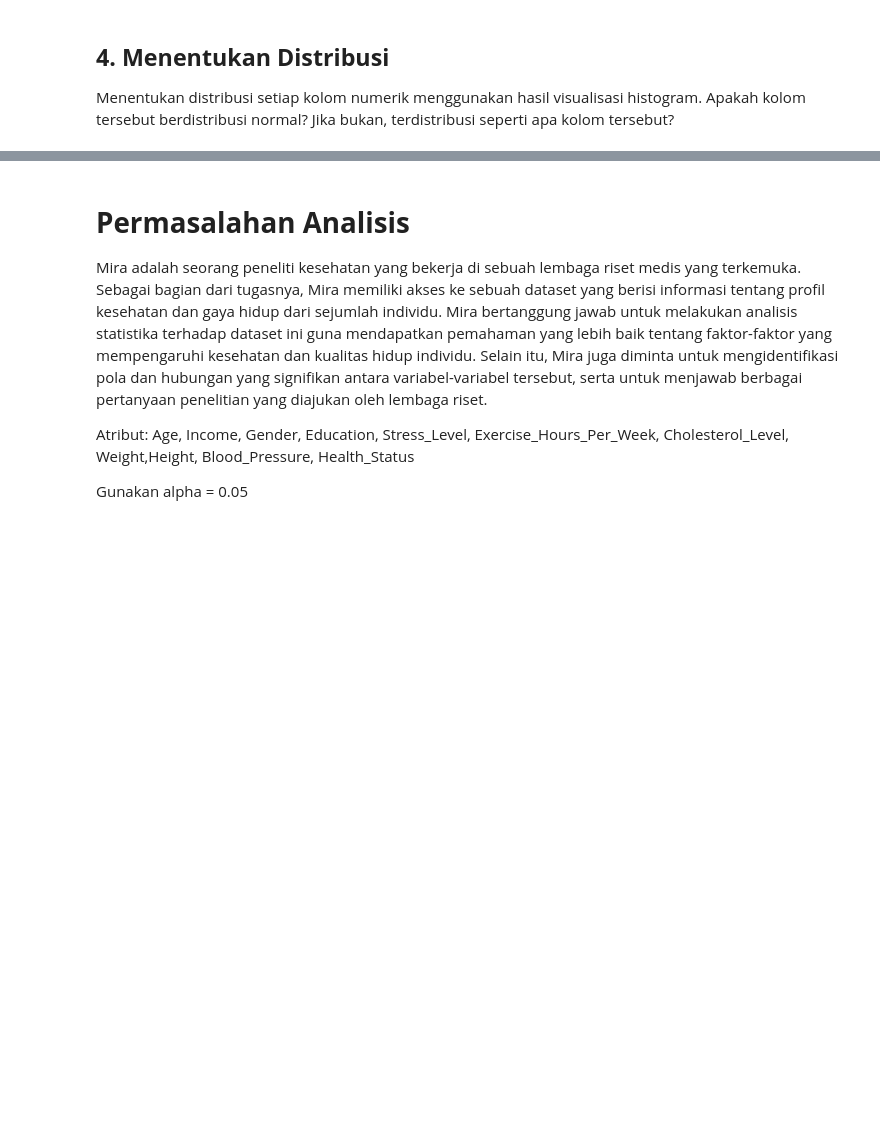
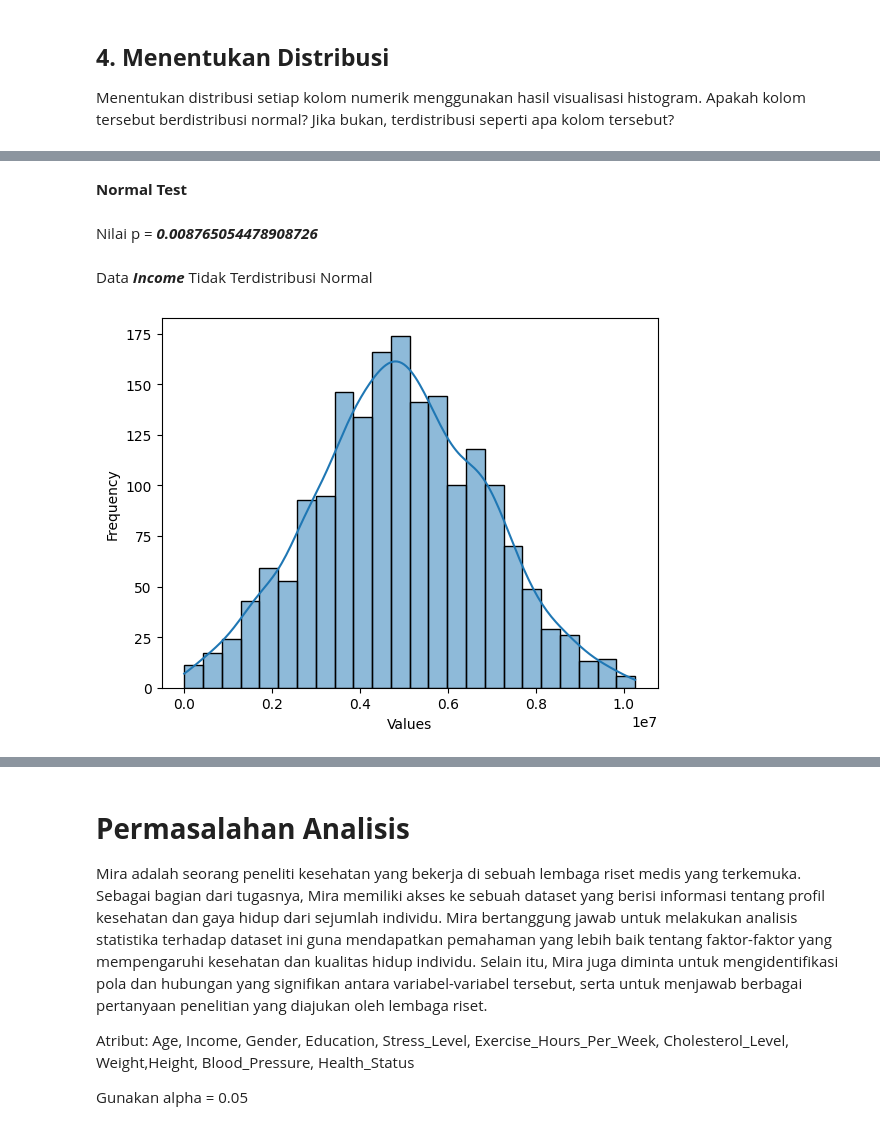
Before and after one commit to Farhannr28/K01-IF2220-13522037-13522039, a Jupyter notebook: Tugas_Besar_Probstat.ipynb, the cells around one changed output, grey strips where cells are left out. Saved outputs shown, nothing was run; the diff lists cells and outputs as text; code cells hidden in the pictures; blank space fills up the shorter version.

```diff
--- a/Tugas_Besar_Probstat.ipynb
+++ b/Tugas_Besar_Probstat.ipynb
@@ -439,0 +463,7 @@ Menentukan distribusi setiap kolom numerik menggunakan hasil visualisasi histogr
+# %%
+normal_distribution_test(clean_df['Income'])
+# %% [output]
+**Normal Test**
+Nilai p = ***0.008765054478908726***
+Data ***Income*** Tidak Terdistribusi Normal
+[figure, added]
```
Also changed, not shown: parts of 10 cells of this notebook.
